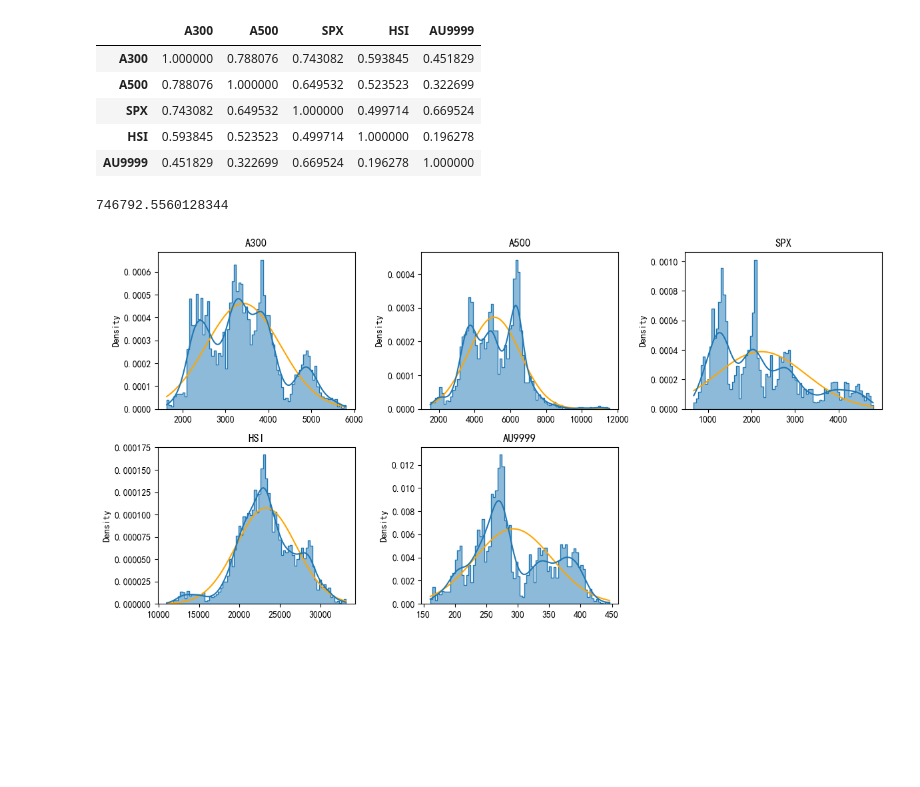
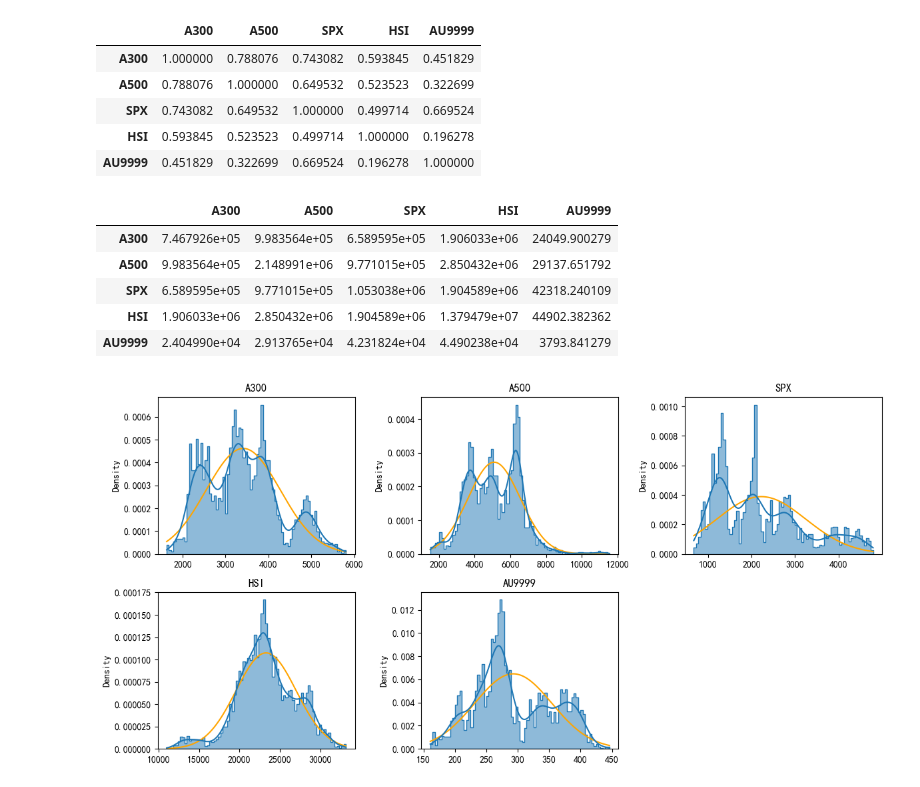
Before and after one commit to dishangti/Entropy-Pooling, a Jupyter notebook: EP.ipynb, the cells around one changed output. Cells and saved outputs as stored; diff of their text form; code cells hidden in the pictures; blank space fills up the shorter version.

```diff
--- a/EP.ipynb
+++ b/EP.ipynb
@@ -65,0 +57,9 @@ print(indices['SPX'].shape[0])
+# %%
+# 应该确保不同区域市场时间序列大小一致
+index_shape = set()
+for name, index in indices.items():
+    index_shape.add(index.shape[0])
+if len(set(index_shape)) == 1:
+    print('Pass')
+else:
+    print('Fail')
@@ -103,9 +101,14 @@ pd.DataFrame(np.corrcoef(prices.T), columns=names, index=names)   # 相关系数
 | SPX | 0.743082 | 0.649532 | 1.000000 | 0.499714 | 0.669524 |
 | HSI | 0.593845 | 0.523523 | 0.499714 | 1.000000 | 0.196278 |
 | AU9999 | 0.451829 | 0.322699 | 0.669524 | 0.196278 | 1.000000 |
-# %%
-Cov[0][0]
-# %% [output]
-746792.5560128344
+# %%
+pd.DataFrame(Sigma, columns=names, index=names)  # 协方差矩阵
+# %% [output]
+|  | A300 | A500 | SPX | HSI | AU9999 |
+| A300 | 7.467926e+05 | 9.983564e+05 | 6.589595e+05 | 1.906033e+06 | 24049.900279 |
+| A500 | 9.983564e+05 | 2.148991e+06 | 9.771015e+05 | 2.850432e+06 | 29137.651792 |
+| SPX | 6.589595e+05 | 9.771015e+05 | 1.053038e+06 | 1.904589e+06 | 42318.240109 |
+| HSI | 1.906033e+06 | 2.850432e+06 | 1.904589e+06 | 1.379479e+07 | 44902.382362 |
+| AU9999 | 2.404990e+04 | 2.913765e+04 | 4.231824e+04 | 4.490238e+04 | 3793.841279 |
 # %%
 # 分布图
```
Also changed, not shown: parts of 8 cells of this notebook.
